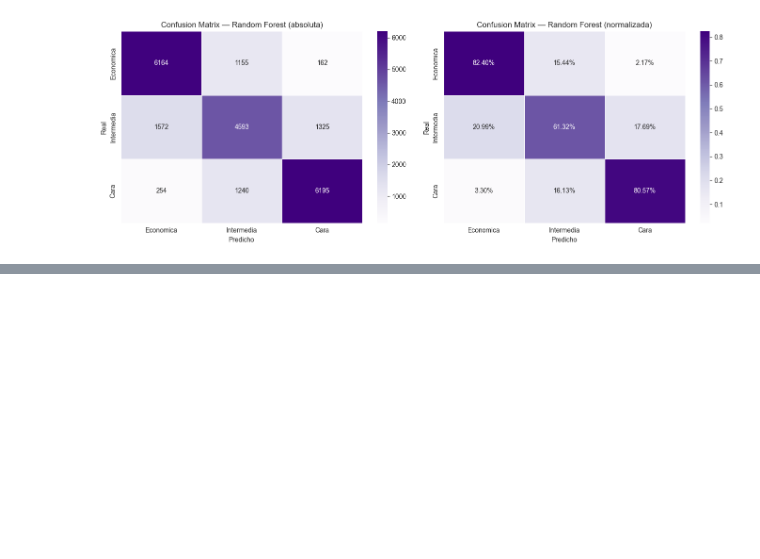
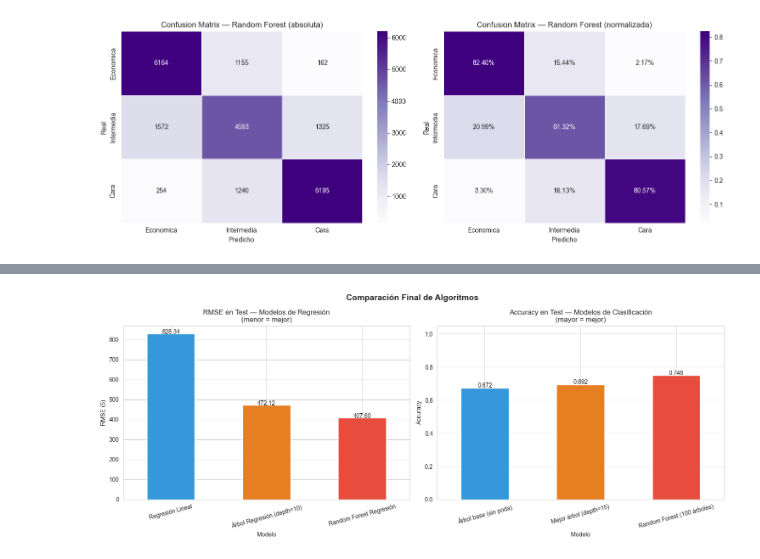
Before and after one commit to Cain7564/avance, a Jupyter notebook: Avance.ipynb, the cells around one changed output, grey strips where cells are left out. Drawn from its saved outputs; the diff is of its cells as text; code cells hidden in the pictures; blank space fills up the shorter version.

```diff
--- a/Avance.ipynb
+++ b/Avance.ipynb
@@ -694,0 +725,38 @@ plt.show()
+# %%
+# Gráfica comparativa final (regresión y clasificación)
+fig, axes = plt.subplots(1, 2, figsize=(15, 6))
+
+# Regresión: RMSE test
+tabla_final_reg['RMSE_test'].plot(
+    kind='bar', ax=axes[0],
+    color=['#3498db', '#e67e22', '#e74c3c'],
+    edgecolor='white', rot=15
+)
+for bar in axes[0].patches:
+    axes[0].text(bar.get_x() + bar.get_width()/2,
+                 bar.get_height() + 0.5,
+                 f'{bar.get_height():.2f}',
+                 ha='center', fontsize=10)
+axes[0].set_title('RMSE en Test — Modelos de Regresión\n(menor = mejor)', fontsize=12)
+axes[0].set_ylabel('RMSE ($)')
+
+# Clasificación: Accuracy test
+tabla_clas['Accuracy_test'].plot(
+    kind='bar', ax=axes[1],
+    color=['#3498db', '#e67e22', '#e74c3c'],
+    edgecolor='white', rot=15
+)
+for bar in axes[1].patches:
+    axes[1].text(bar.get_x() + bar.get_width()/2,
+                 bar.get_height() + 0.005,
+                 f'{bar.get_height():.3f}',
+                 ha='center', fontsize=10)
+axes[1].set_ylim(0, 1.05)
+axes[1].set_title('Accuracy en Test — Modelos de Clasificación\n(mayor = mejor)', fontsize=12)
+axes[1].set_ylabel('Accuracy')
+
+plt.suptitle('Comparación Final de Algoritmos', fontsize=14, fontweight='bold')
+plt.tight_layout()
+plt.show()
+# %% [output]
+[figure, added]
```
Also changed, not shown: parts of 2 cells of this notebook.
